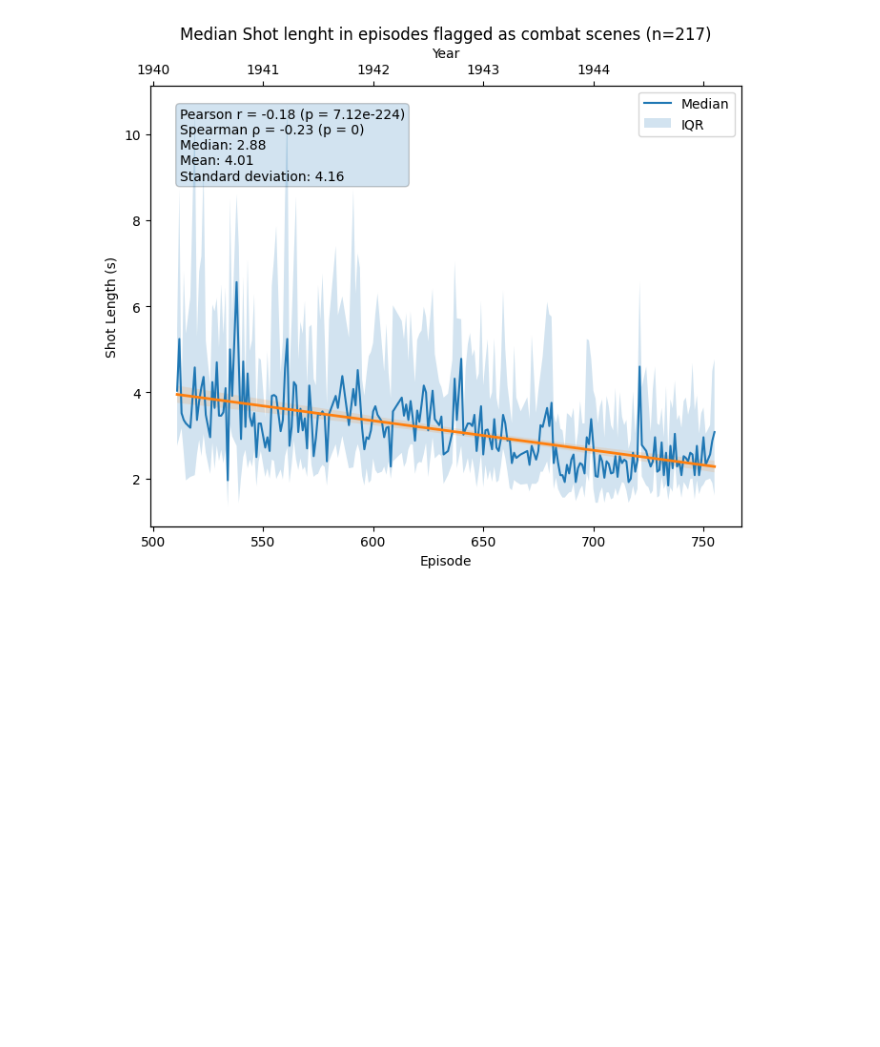
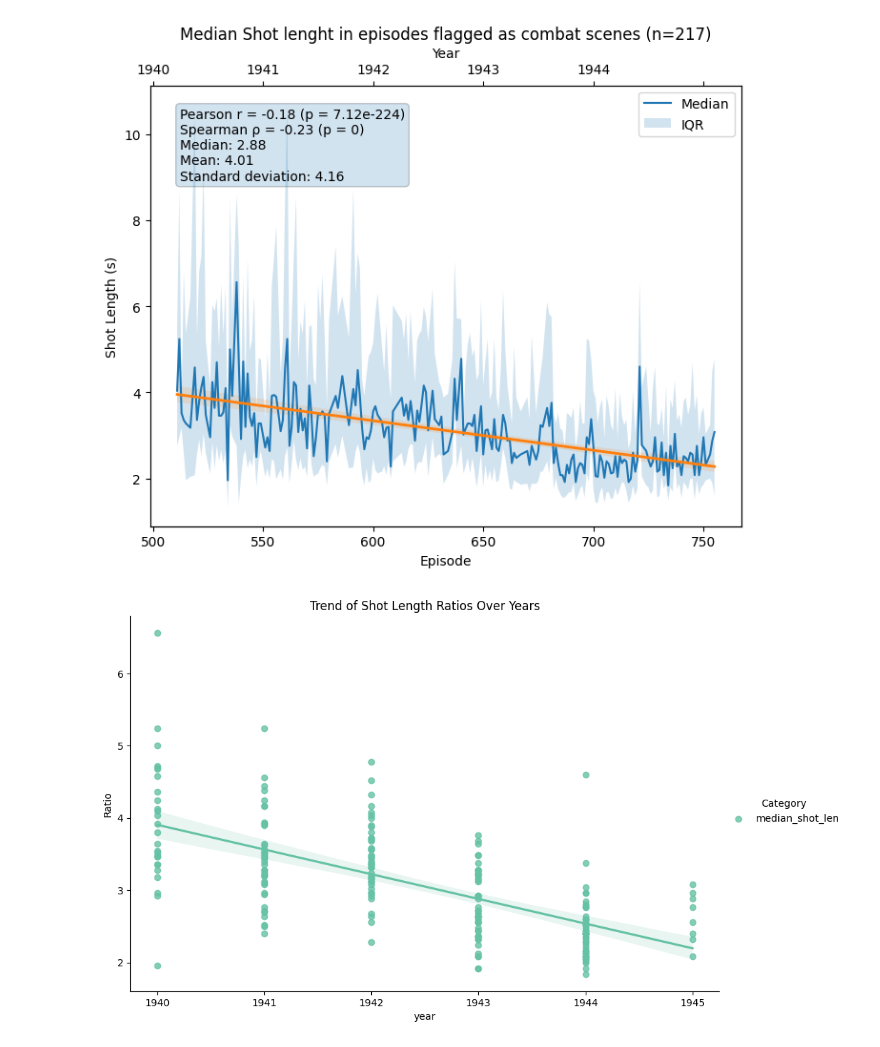
Before and after one commit to chill-bird/cultural_analytics_project, a Jupyter notebook: src/analysis/analyze_shot_length.ipynb, the cells around one changed output. Drawn from its saved outputs; the diff is of its cells as text; code cells hidden in the pictures; blank space fills up the shorter version.

```diff
--- a/src/analysis/analyze_shot_length.ipynb
+++ b/src/analysis/analyze_shot_length.ipynb
@@ -239,3 +239,26 @@ ax2.set_xlabel("Year")
 plt.show()
 # %% [output]
 [figure]
+# %%
+episode_stats_long = episode_stats.melt(
+    id_vars=['year', 'episode'],
+    value_vars=['median_shot_len'],
+    var_name='Category',
+    value_name='Ratio'
+)
+
+# Plot trendlines using linear regression
+sns.lmplot(
+    data=episode_stats_long,
+    x='year',
+    y='Ratio',
+    hue='Category',
+    palette='Set2',
+    height=6,
+    aspect=1.5,
+    ci=95  # 95% confidence interval
+)
+plt.title("Trend of Shot Length Ratios Over Years")
+plt.show()
+# %% [output]
+[figure, added]
```
Also changed, not shown: parts of 1 cell of this notebook, 5 other files.
